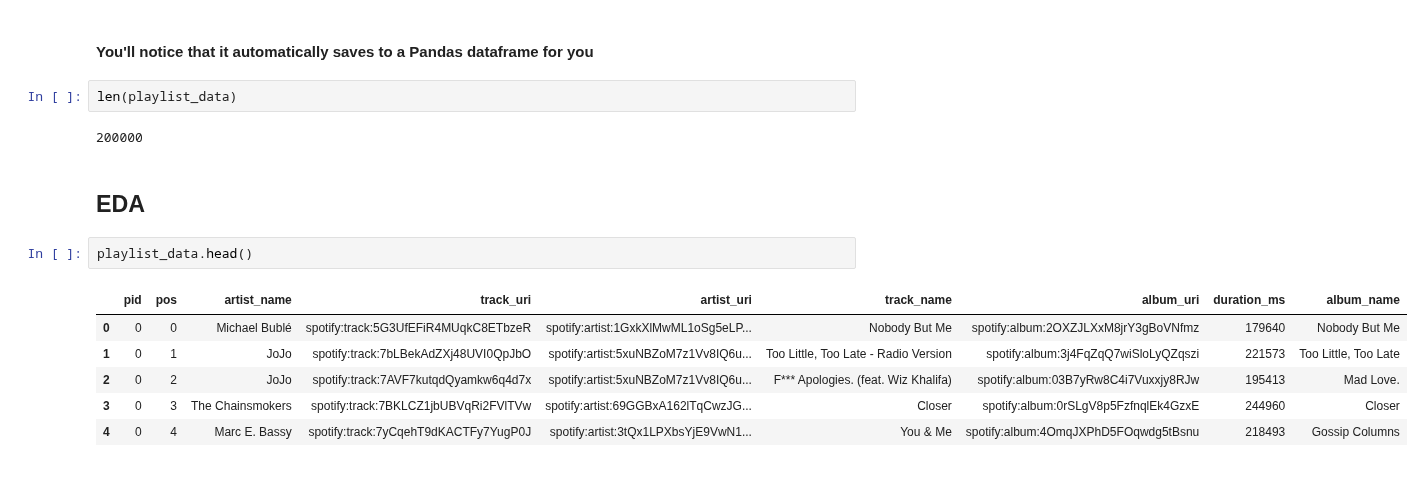
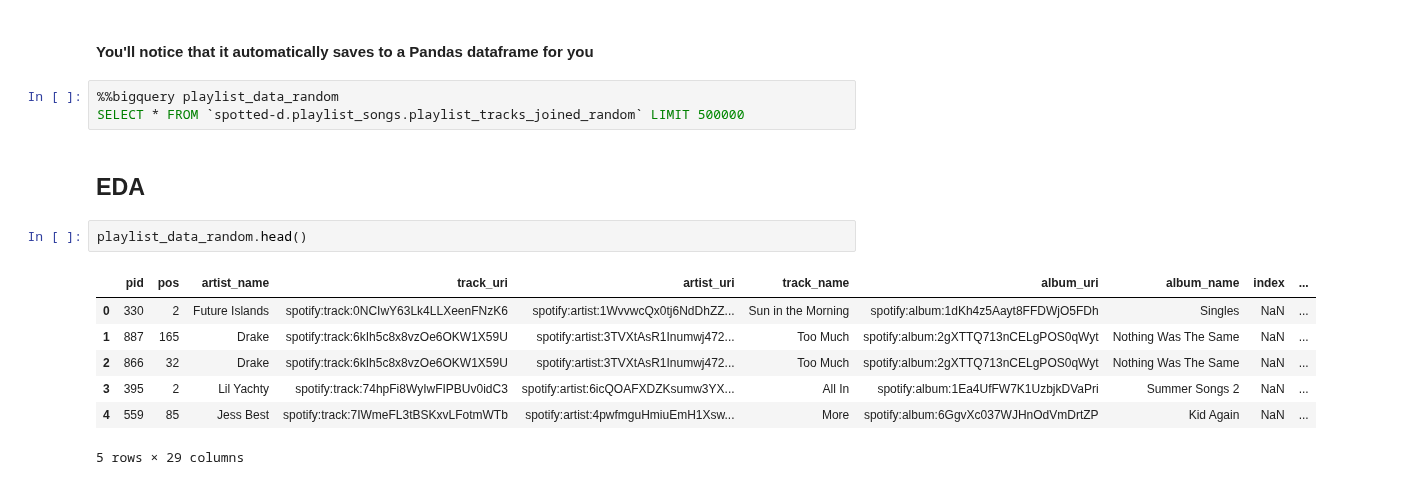
Before and after one commit to spotted-d/spotify-project, a Jupyter notebook: notebooks/emily_xie_milestone_3_eda.ipynb, the cells around one changed output. Saved outputs shown, nothing was run; the diff lists cells and outputs as text.

```diff
--- a/notebooks/emily_xie_milestone_3_eda.ipynb
+++ b/notebooks/emily_xie_milestone_3_eda.ipynb
@@ -58,17 +76,17 @@ SELECT * FROM `spotted-d.playlist_songs.playlist_songs` LIMIT 200000
 # %% [markdown]
 #### You'll notice that it automatically saves to a Pandas dataframe for you
-# %%
-len(playlist_data)
-# %% [output]
-200000
+# %%
+%%bigquery playlist_data_random
+SELECT * FROM `spotted-d.playlist_songs.playlist_tracks_joined_random` LIMIT 500000
 # %% [markdown]
 ## EDA
 # %%
-playlist_data.head()
+playlist_data_random.head()
 # %% [output]
-|  | pid | pos | artist_name | track_uri | artist_uri | track_name | album_uri | duration_ms | album_name |
-| 0 | 0 | 0 | Michael Bublé | spotify:track:5G3UfEFiR4MUqkC8ETbzeR | spotify:artist:1GxkXlMwML1oSg5eLP... | Nobody But Me | spotify:album:2OXZJLXxM8jrY3gBoVNfmz | 179640 | Nobody But Me |
-| 1 | 0 | 1 | JoJo | spotify:track:7bLBekAdZXj48UVI0QpJbO | spotify:artist:5xuNBZoM7z1Vv8IQ6u... | Too Little, Too Late - Radio Version | spotify:album:3j4FqZqQ7wiSloLyQZqszi | 221573 | Too Little, Too Late |
-| 2 | 0 | 2 | JoJo | spotify:track:7AVF7kutqdQyamkw6q4d7x | spotify:artist:5xuNBZoM7z1Vv8IQ6u... | F*** Apologies. (feat. Wiz Khalifa) | spotify:album:03B7yRw8C4i7Vuxxjy8RJw | 195413 | Mad Love. |
-| 3 | 0 | 3 | The Chainsmokers | spotify:track:7BKLCZ1jbUBVqRi2FVlTVw | spotify:artist:69GGBxA162lTqCwzJG... | Closer | spotify:album:0rSLgV8p5FzfnqlEk4GzxE | 244960 | Closer |
-| 4 | 0 | 4 | Marc E. Bassy | spotify:track:7yCqehT9dKACTFy7YugP0J | spotify:artist:3tQx1LPXbsYjE9VwN1... | You & Me | spotify:album:4OmqJXPhD5FOqwdg5tBsnu | 218493 | Gossip Columns |
+|  | pid | pos | artist_name | track_uri | artist_uri | track_name | album_uri | album_name | index | ... |
+| 0 | 330 | 2 | Future Islands | spotify:track:0NCIwY63Lk4LLXeenFNzK6 | spotify:artist:1WvvwcQx0tj6NdDhZZ... | Sun in the Morning | spotify:album:1dKh4z5Aayt8FFDWjO5FDh | Singles | NaN | ... |
+| 1 | 887 | 165 | Drake | spotify:track:6kIh5c8x8vzOe6OKW1X59U | spotify:artist:3TVXtAsR1Inumwj472... | Too Much | spotify:album:2gXTTQ713nCELgPOS0qWyt | Nothing Was The Same | NaN | ... |
+| 2 | 866 | 32 | Drake | spotify:track:6kIh5c8x8vzOe6OKW1X59U | spotify:artist:3TVXtAsR1Inumwj472... | Too Much | spotify:album:2gXTTQ713nCELgPOS0qWyt | Nothing Was The Same | NaN | ... |
+| 3 | 395 | 2 | Lil Yachty | spotify:track:74hpFi8WyIwFIPBUv0idC3 | spotify:artist:6icQOAFXDZKsumw3YX... | All In | spotify:album:1Ea4UfFW7K1UzbjkDVaPri | Summer Songs 2 | NaN | ... |
+| 4 | 559 | 85 | Jess Best | spotify:track:7IWmeFL3tBSKxvLFotmWTb | spotify:artist:4pwfmguHmiuEmH1Xsw... | More | spotify:album:6GgvXc037WJHnOdVmDrtZP | Kid Again | NaN | ... |
+5 rows × 29 columns
```
Also changed, not shown: parts of 10 cells of this notebook, 1 other file.
